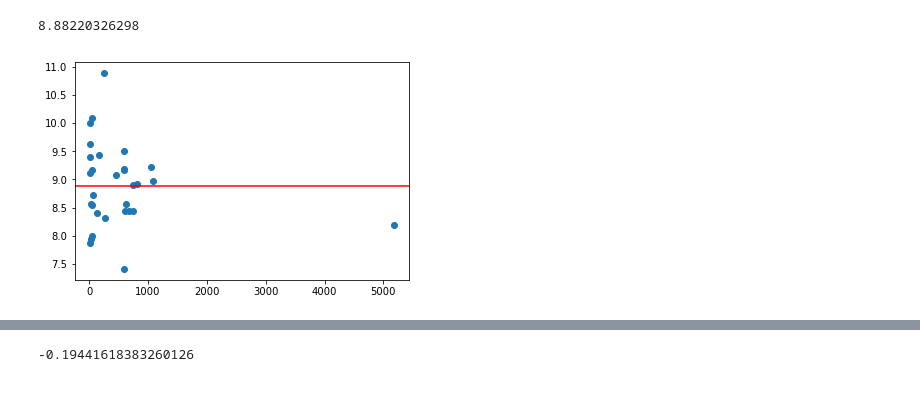
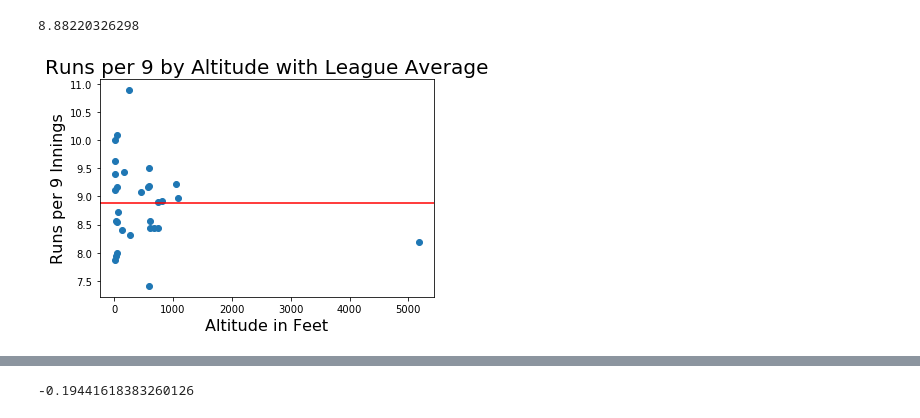
Before and after one commit to SamBusser30/Park_Factor-, a Jupyter notebook: Project_Code/Runs per 9.ipynb, the cells around one changed output, grey strips where cells are left out. Saved outputs shown, nothing was run; the diff lists cells and outputs as text; code cells hidden in the pictures.

Commit message:
Added scatter plots with league avg line and line of best fit

```diff
--- a/Project_Code/Runs per 9.ipynb
+++ b/Project_Code/Runs per 9.ipynb
@@ -120,12 +120,16 @@ altitudes = altitudes.drop(21)
 # %%
 x = altitudes['altitude']
 y = per_9
 line = league_avg
 #line = ax.plot(x,line)
 fig, ax = plt.subplots()
 plt.axhline(league_avg, color='r')
+plt.xlabel("Altitude in Feet", size=16)
+plt.ylabel("Runs per 9 Innings", size=16)
+plt.title("Runs per 9 by Altitude with League Average", size=20)
 
 scatter = ax.scatter(x,y)
+
 plt.show()
 # %% [output]
-[figure, old version]
+[figure, new version]
```
Also changed, not shown: parts of 1 cell of this notebook, 1 other file.
